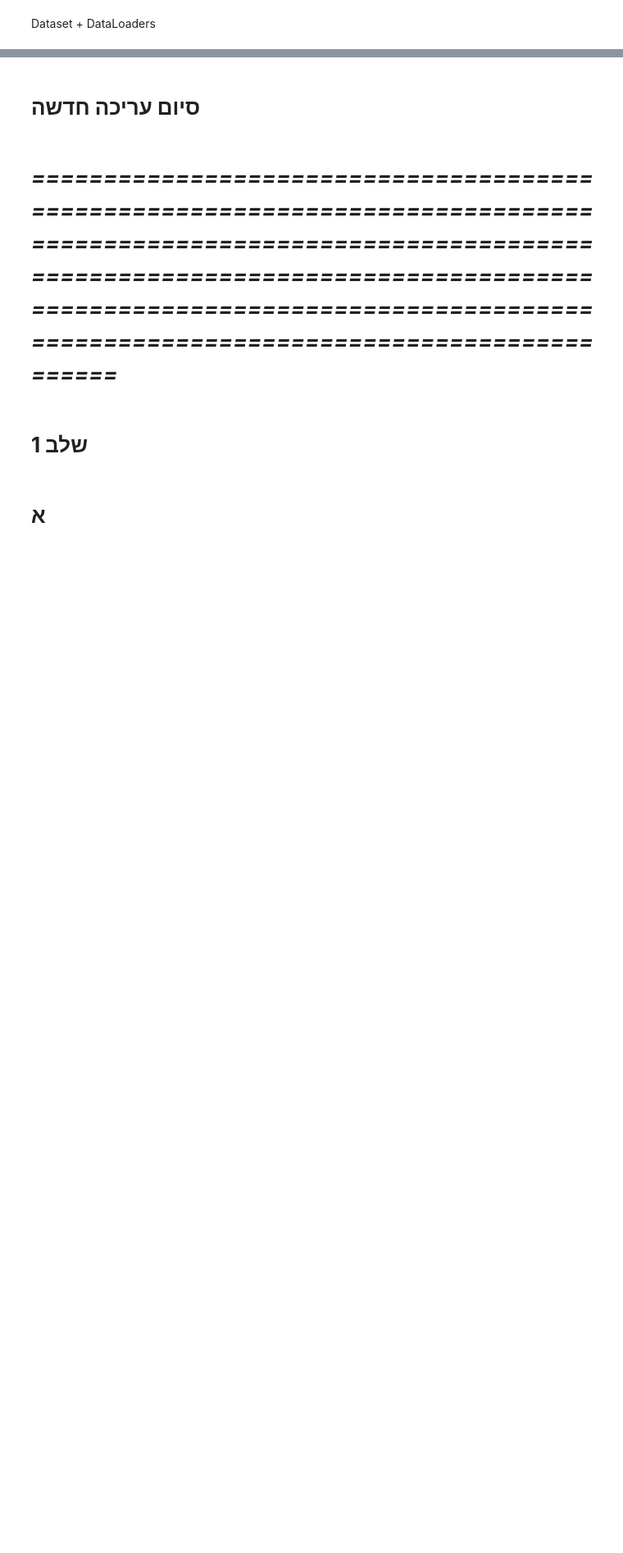
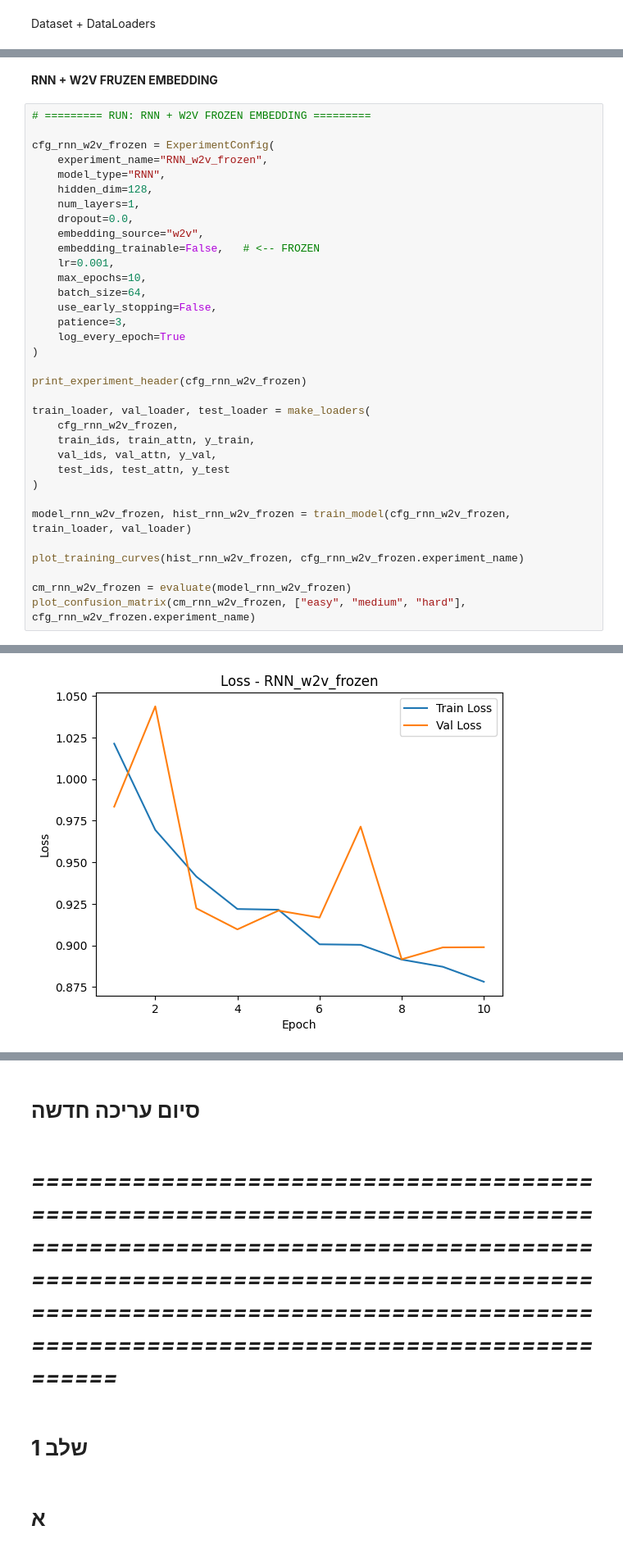
Before and after one commit to eliyahuav/NLP-project, a Jupyter notebook: PART5_Deep Learning for Text Classification.ipynb, the cells around one changed output, grey strips where cells are left out. Shown at 82% size. Saved outputs shown, nothing was run; the diff lists cells and outputs as text; blank space fills up the shorter version.

```diff
--- a/PART5_Deep Learning for Text Classification.ipynb
+++ b/PART5_Deep Learning for Text Classification.ipynb
@@ -555,0 +840,37 @@ def run_experiment(cfg: ExperimentConfig):
+# %% [markdown]
+**RNN + W2V FRUZEN EMBEDDING**
+# %%
+# ========= RUN: RNN + W2V FROZEN EMBEDDING =========
+
+cfg_rnn_w2v_frozen = ExperimentConfig(
+    experiment_name="RNN_w2v_frozen",
+    model_type="RNN",
+    hidden_dim=128,
+    num_layers=1,
+    dropout=0.0,
+    embedding_source="w2v",
+    embedding_trainable=False,   # <-- FROZEN
+    lr=0.001,
+    max_epochs=10,
+    batch_size=64,
+    use_early_stopping=False,
+    patience=3,
+    log_every_epoch=True
+)
+
+print_experiment_header(cfg_rnn_w2v_frozen)
+
+train_loader, val_loader, test_loader = make_loaders(
+    cfg_rnn_w2v_frozen,
+    train_ids, train_attn, y_train,
+    val_ids, val_attn, y_val,
+    test_ids, test_attn, y_test
+)
+
+model_rnn_w2v_frozen, hist_rnn_w2v_frozen = train_model(cfg_rnn_w2v_frozen, train_loader, val_loader)
+
+plot_training_curves(hist_rnn_w2v_frozen, cfg_rnn_w2v_frozen.experiment_name)
+
+cm_rnn_w2v_frozen = evaluate(model_rnn_w2v_frozen)
+plot_confusion_matrix(cm_rnn_w2v_frozen, ["easy", "medium", "hard"], cfg_rnn_w2v_frozen.experiment_name)
+# %% [output]
@@ -555,0 +894 @@ def run_experiment(cfg: ExperimentConfig):
+[figure, added]
```
Also changed, not shown: parts of 74 cells of this notebook.
